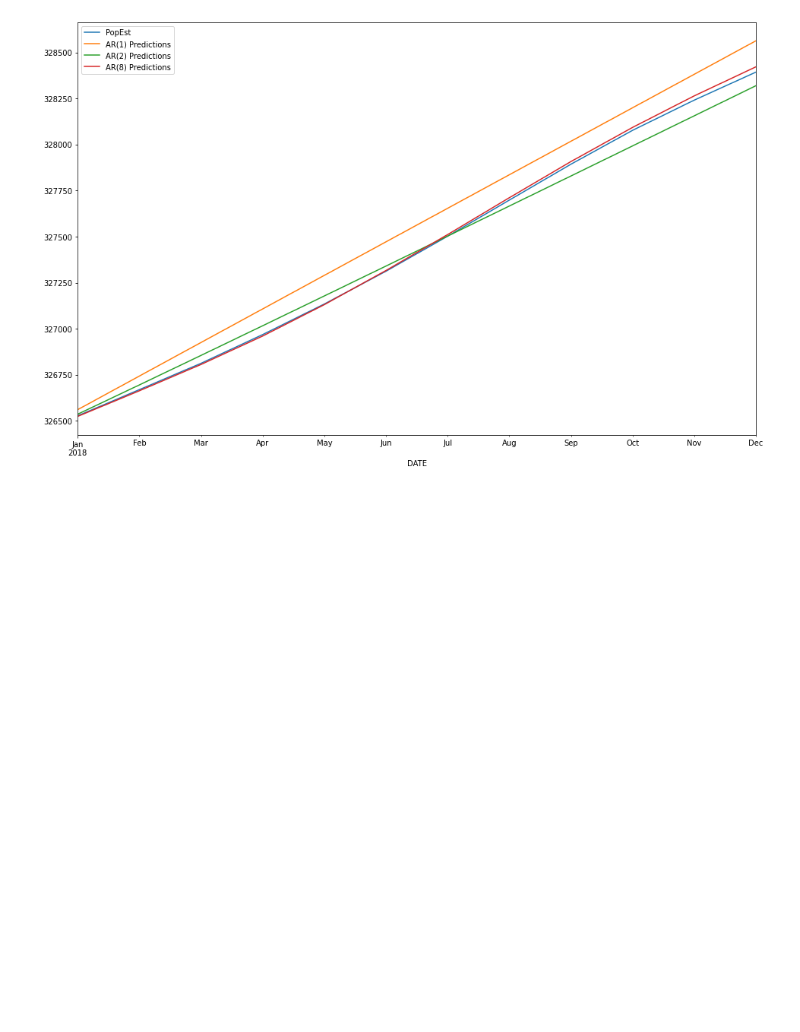
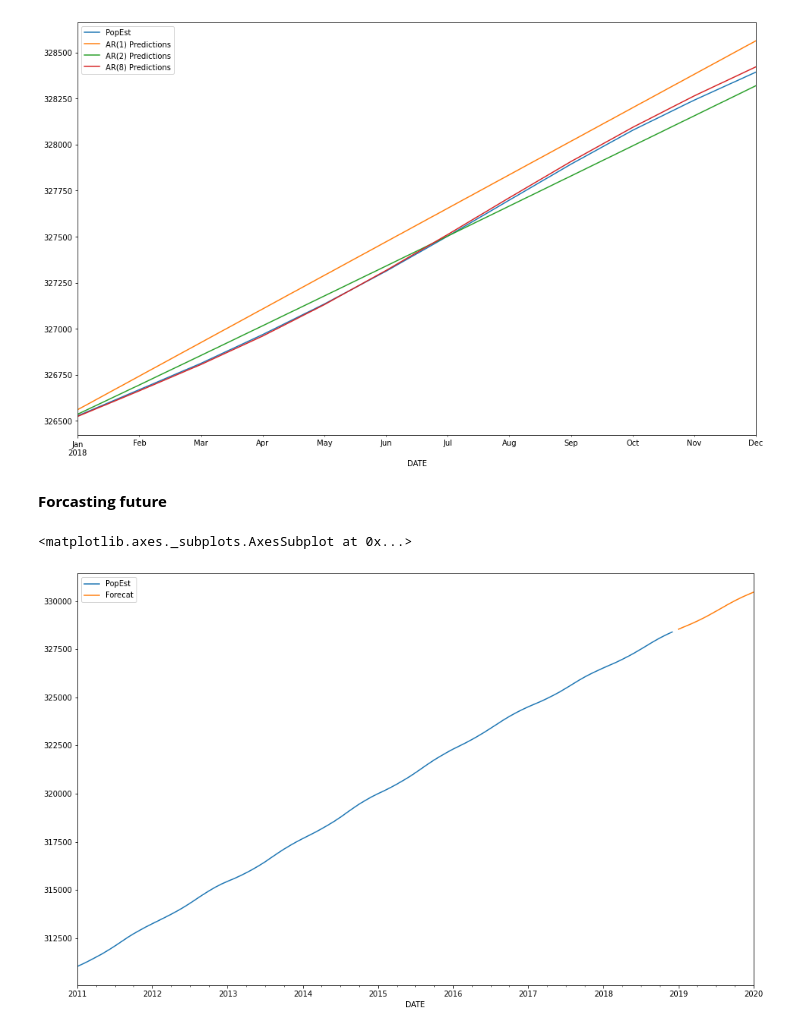
Before and after one commit to shyamjith94/TimeSeriesDataAnalysis, a Jupyter notebook: SimpleARmodel.ipynb, the cells around one changed output. Cells and saved outputs as stored; diff of their text form; code cells hidden in the pictures; blank space fills up the shorter version.

```diff
--- a/SimpleARmodel.ipynb
+++ b/SimpleARmodel.ipynb
@@ -230,3 +230,19 @@ prediction_eight.plot(legend=True)
 # %% [output]
 <matplotlib.axes._subplots.AxesSubplot at 0x...>
 [figure]
+# %% [markdown]
+**Forcasting future**
+# %%
+final_model = AR(data['PopEst'])
+# %%
+fitted_model_final = final_model.fit()
+# %%
+start = len(data)
+end = len(data) + 12 # 12 is forecasting months in future
+forcated_values = fitted_model_final.predict(start=start, end=end).rename('Forecat')
+# %%
+data.plot(figsize=(16, 10), legend=True)
+forcated_values.plot(figsize=(16, 10), legend=True)
+# %% [output]
+<matplotlib.axes._subplots.AxesSubplot at 0x...>
+[figure, added]
```
Also changed, not shown: parts of 2 cells of this notebook.
